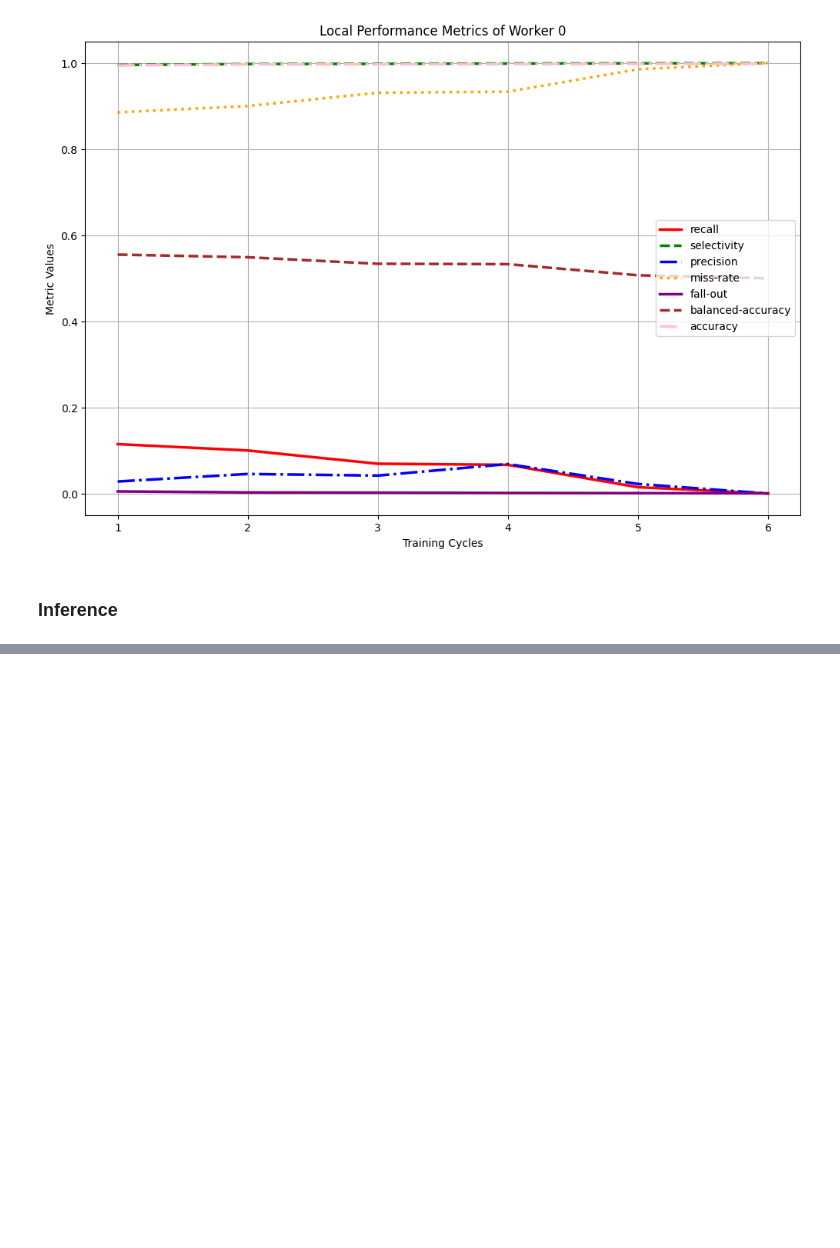
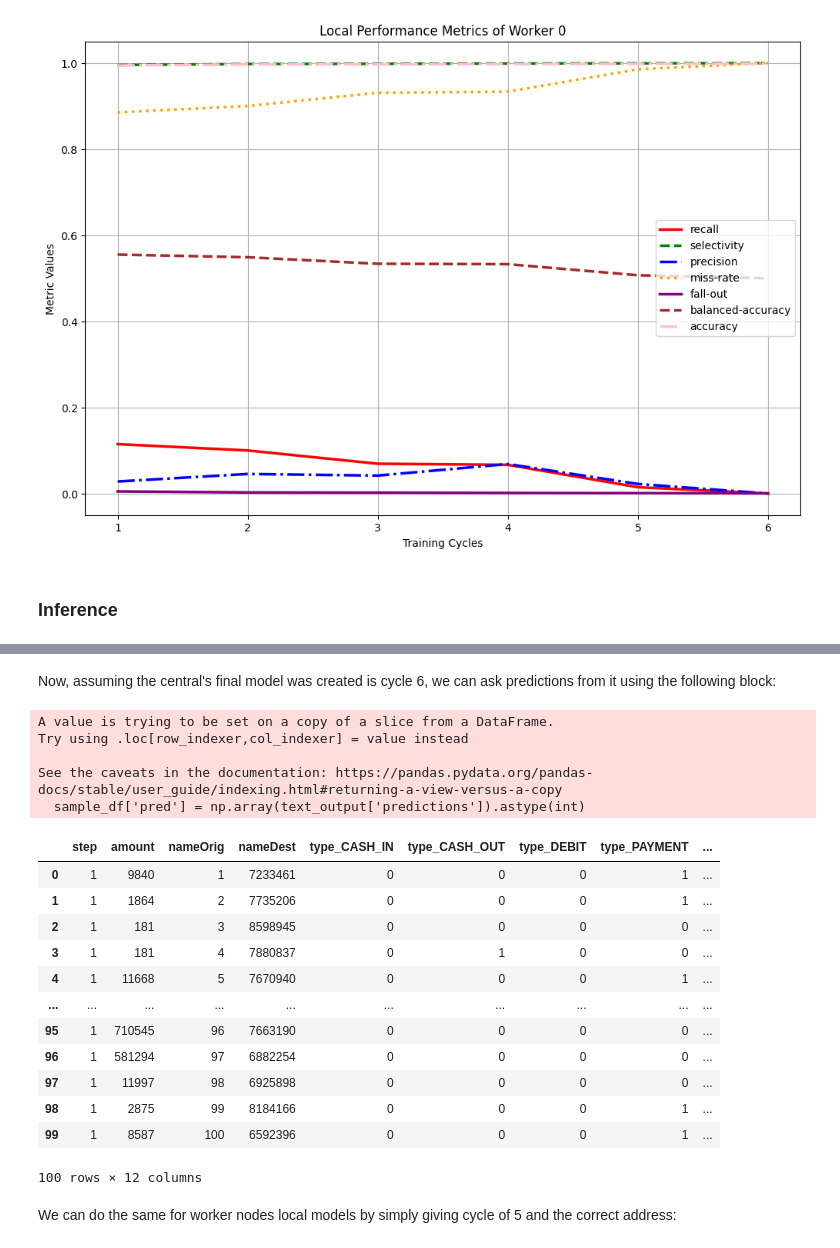
Before and after one commit to K123AsJ0k1/FFD, a Jupyter notebook: code/notebooks/testing/Central-Worker-Demonstration.ipynb, the cells around one changed output, grey strips where cells are left out. Drawn from its saved outputs; the diff is of its cells as text; code cells hidden in the pictures; blank space fills up the shorter version.

Commit message:
Inference demonstration

```diff
--- a/code/notebooks/testing/Central-Worker-Demonstration.ipynb
+++ b/code/notebooks/testing/Central-Worker-Demonstration.ipynb
@@ -450,0 +418,2 @@ inference_test(
+# %%
+formatted_df = pd.read_csv('data/Formated_Fraud_Detection_Data.csv')
@@ -451 +436,44 @@ inference_test(
+# %% [markdown]
+Now, assuming the central's final model was created is cycle 6, we can ask predictions from it using the following block:
+# %%
+central_inference_6_df = central_worker_inference(
+    node_address = 'http://127.0.0.1:7600',
+    cycle = 6,
+    data_df = formatted_df,
+    relevant_columns = [
+        'amount',
+        'type_CASH_IN',
+        'type_CASH_OUT',
+        'type_DEBIT',
+        'type_PAYMENT',
+        'type_TRANSFER',
+        'isFraud',
+        'isFlaggedFraud'
+    ],
+    rows = 100
+)
+# %% [output]
+A value is trying to be set on a copy of a slice from a DataFrame.
+Try using .loc[row_indexer,col_indexer] = value instead
+
+See the caveats in the documentation: https://pandas.pydata.org/pandas-docs/stable/user_guide/indexing.html#returning-a-view-versus-a-copy
+  sample_df['pred'] = np.array(text_output['predictions']).astype(int)
+# %%
+central_inference_6_df
+# %% [output]
+|  | step | amount | nameOrig | nameDest | type_CASH_IN | type_CASH_OUT | type_DEBIT | type_PAYMENT | ... |
+| 0 | 1 | 9840 | 1 | 7233461 | 0 | 0 | 0 | 1 | ... |
+| 1 | 1 | 1864 | 2 | 7735206 | 0 | 0 | 0 | 1 | ... |
+| 2 | 1 | 181 | 3 | 8598945 | 0 | 0 | 0 | 0 | ... |
+| 3 | 1 | 181 | 4 | 7880837 | 0 | 1 | 0 | 0 | ... |
+| 4 | 1 | 11668 | 5 | 7670940 | 0 | 0 | 0 | 1 | ... |
+| ... | ... | ... | ... | ... | ... | ... | ... | ... | ... |
+| 95 | 1 | 710545 | 96 | 7663190 | 0 | 0 | 0 | 0 | ... |
+| 96 | 1 | 581294 | 97 | 6882254 | 0 | 0 | 0 | 0 | ... |
+| 97 | 1 | 11997 | 98 | 6925898 | 0 | 0 | 0 | 0 | ... |
+| 98 | 1 | 2875 | 99 | 8184166 | 0 | 0 | 0 | 1 | ... |
+| 99 | 1 | 8587 | 100 | 6592396 | 0 | 0 | 0 | 1 | ... |
+100 rows × 12 columns
+# %% [markdown]
+We can do the same for worker nodes local models by simply giving cycle of 5 and the correct address:
 # %%
```
Also changed, not shown: parts of 10 cells of this notebook.
